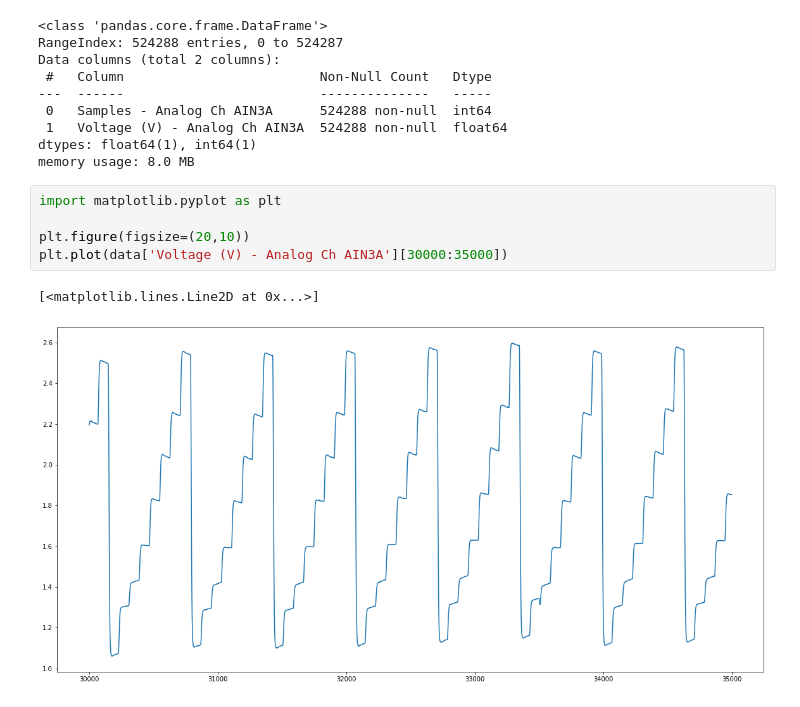
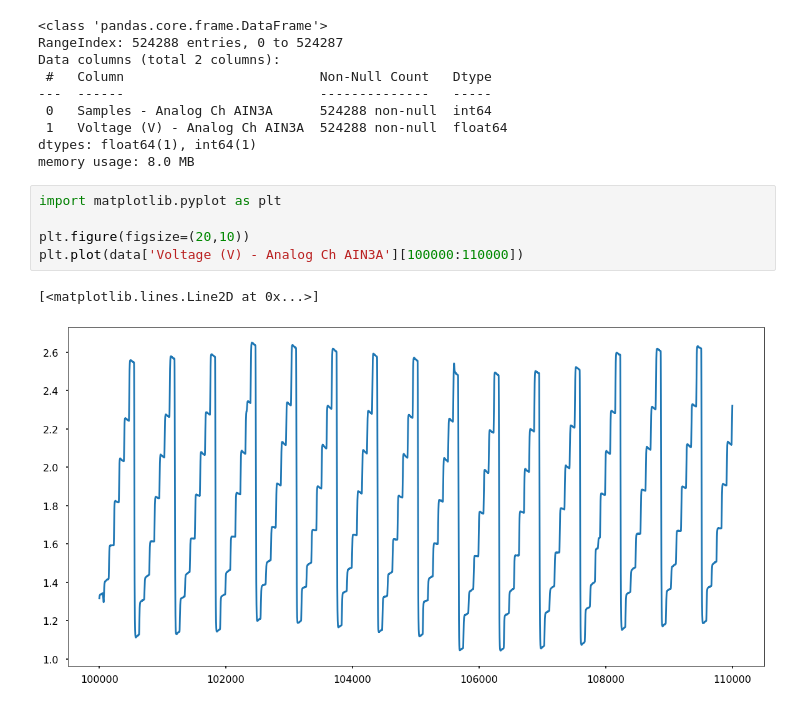
Before and after one commit to LongNguyen1984/TimeSeriesWithPython, a Jupyter notebook: VLCmulti_levels.ipynb, the cells around one changed output. Saved outputs shown, nothing was run; the diff lists cells and outputs as text.

```diff
--- a/VLCmulti_levels.ipynb
+++ b/VLCmulti_levels.ipynb
@@ -19,8 +19,8 @@ memory usage: 8.0 MB
 # %%
 import matplotlib.pyplot as plt
 
 plt.figure(figsize=(20,10))
-plt.plot(data['Voltage (V) - Analog Ch AIN3A'][30000:35000])
+plt.plot(data['Voltage (V) - Analog Ch AIN3A'][100000:110000])
 # %% [output]
 [<matplotlib.lines.Line2D at 0x...>]
-[figure, old version]
+[figure, new version]
```
Also changed, not shown: parts of 8 cells of this notebook.
